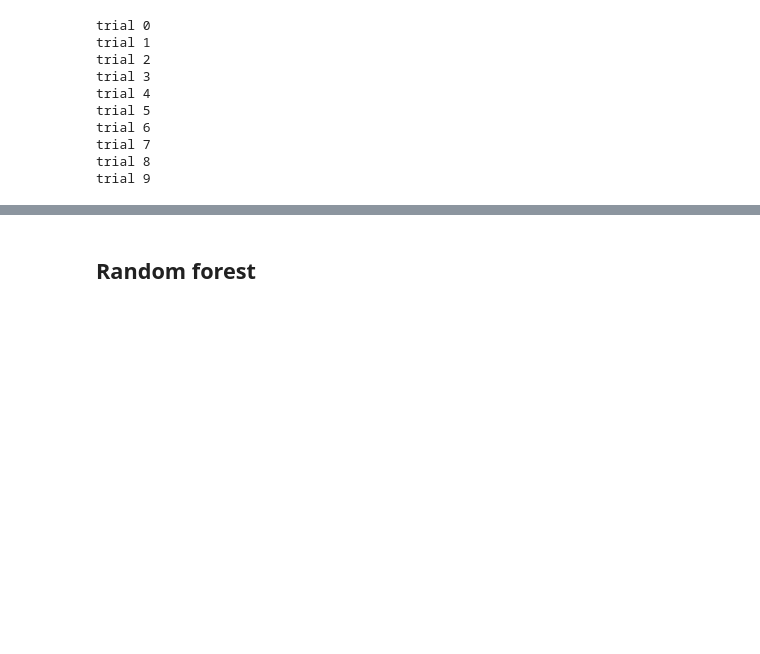
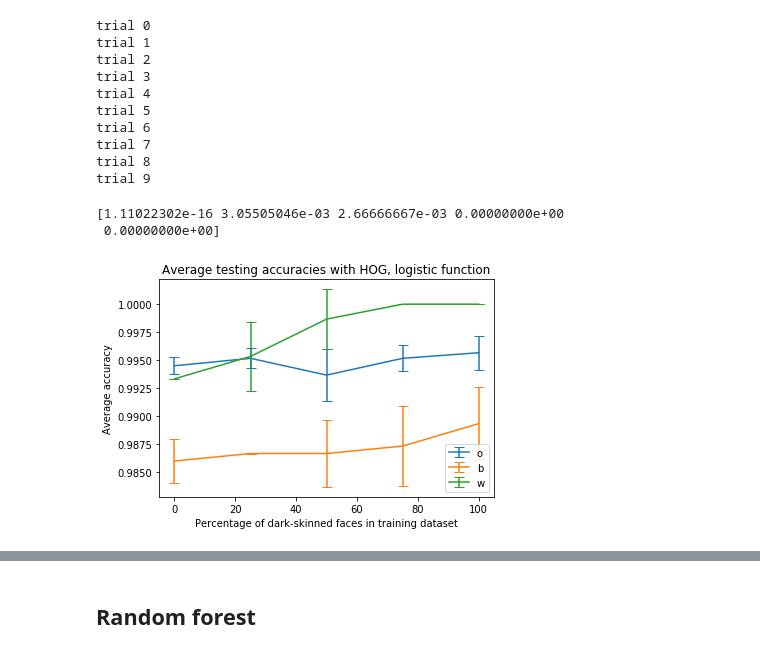
Before and after one commit to mjiang9/cos429project, a Jupyter notebook: hog/run_classifier.ipynb, the cells around one changed output, grey strips where cells are left out. Saved outputs shown, nothing was run; the diff lists cells and outputs as text; code cells hidden in the pictures; blank space fills up the shorter version.

```diff
--- a/hog/run_classifier.ipynb
+++ b/hog/run_classifier.ipynb
@@ -63,8 +60,28 @@ def run_classifier(num_trials, classifier):
+# %%
+# get plot for average accuracies
+def plot_accuracies(all_overall, all_white, all_black):
+    x = [0, 25, 50, 75, 100]
+    # stddev
+    std_o = np.std(all_overall, axis=1)
+    std_w = np.std(all_white, axis=1)
+    std_b = np.std(all_black, axis=1)
+    print(std_w)
+    # average
+    avg_o = np.average(all_overall, axis=1)
+    avg_w = np.average(all_white, axis=1)
+    avg_b = np.average(all_black, axis=1)
+    # plot
+    f, ax = plt.subplots()
+    ax.errorbar(x, avg_o, std_o, label='o', capsize=5)
+    ax.errorbar(x, avg_b, std_b, label='b', capsize=5)
+    ax.errorbar(x, avg_w, std_w, label='w', capsize=5)
+
+    return ax
 # %% [markdown]
 ## Logistic
 # %%
 # run logistic classifier with 10 trials
-avg_overall_l, avg_white_l, avg_black_l, avg_falsepos_l = run_classifier(10, test_face_classifier_l)
+all_overall_l, all_white_l, all_black_l, all_falsepos_l = run_classifier(10, 4020, test_face_classifier_l)
 # %% [output]
 trial 0
 trial 1
@@ -76,3 +93,15 @@ trial 6
 trial 7
 trial 8
 trial 9
+# %%
+plot = plot_accuracies(all_overall_l, all_white_l, all_black_l)
+plt.legend(loc="lower right")
+plt.title("Average testing accuracies with HOG, logistic function")
+plt.xlabel("Percentage of dark-skinned faces in training dataset")
+plt.ylabel("Average accuracy")
+plt.savefig('hog_avg_logistic.png', dpi=300)
+plt.show()
+# %% [output]
+[1.11022302e-16 3.05505046e-03 2.66666667e-03 0.00000000e+00
+ 0.00000000e+00]
+[figure, added]
```
Also changed, not shown: parts of 24 cells of this notebook, 18 other files.
